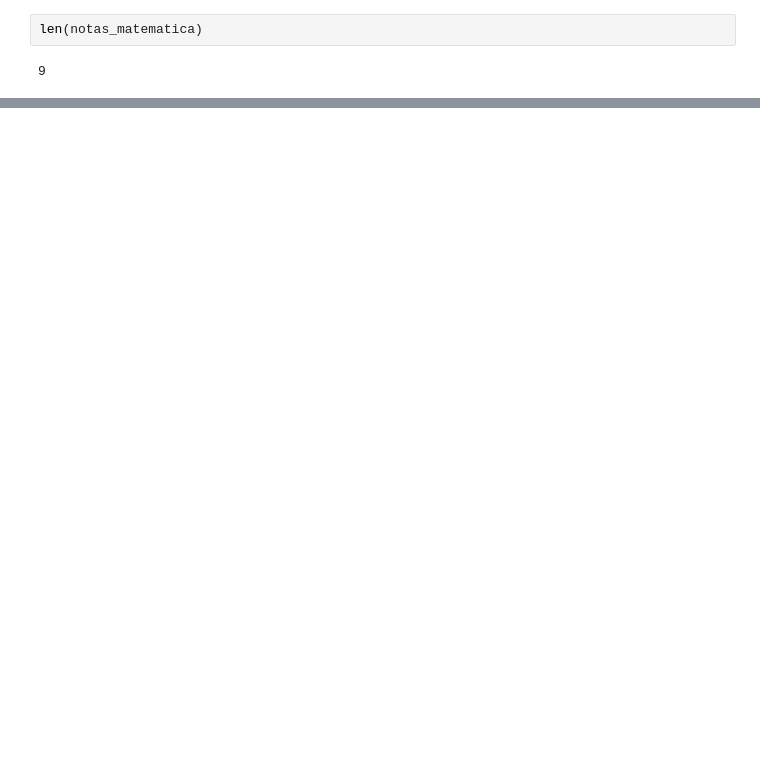
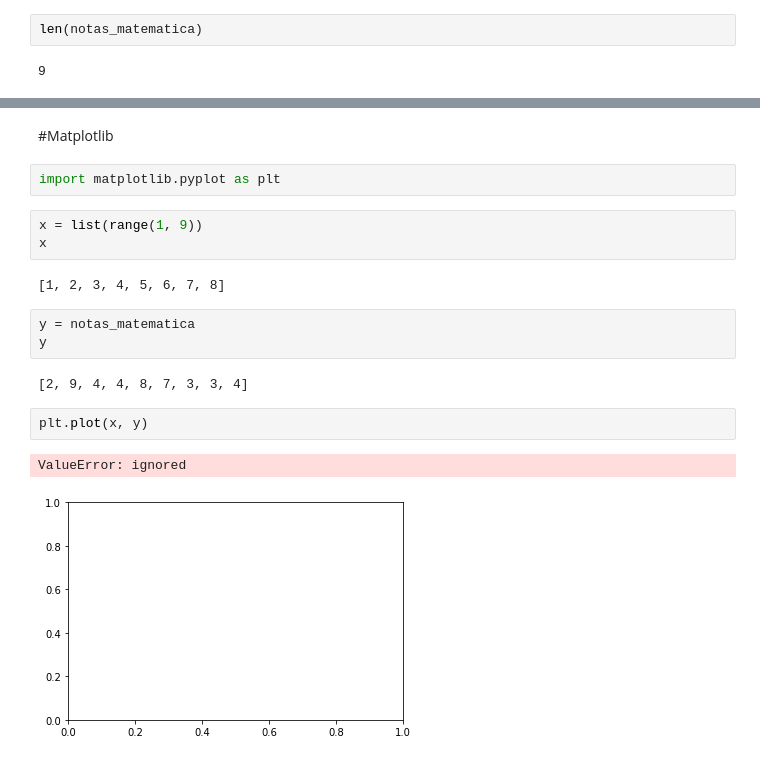
Before and after one commit to LucasFreitas98/Data-Science, a Jupyter notebook: Python_for_Data_Science.ipynb, the cells around one changed output, grey strips where cells are left out. Cells and saved outputs as stored; diff of their text form; blank space fills up the shorter version.

```diff
--- a/Python_for_Data_Science.ipynb
+++ b/Python_for_Data_Science.ipynb
@@ -288,0 +304,19 @@ len(notas_matematica)
+# %% [markdown]
+#Matplotlib
+# %%
+import matplotlib.pyplot as plt
+# %%
+x = list(range(1, 9))
+x
+# %% [output]
+[1, 2, 3, 4, 5, 6, 7, 8]
+# %%
+y = notas_matematica
+y
+# %% [output]
+[2, 9, 4, 4, 8, 7, 3, 3, 4]
+# %%
+plt.plot(x, y)
+# %% [output]
+ValueError: ignored
+[figure, added]
```
Also changed, not shown: parts of 10 cells of this notebook.
